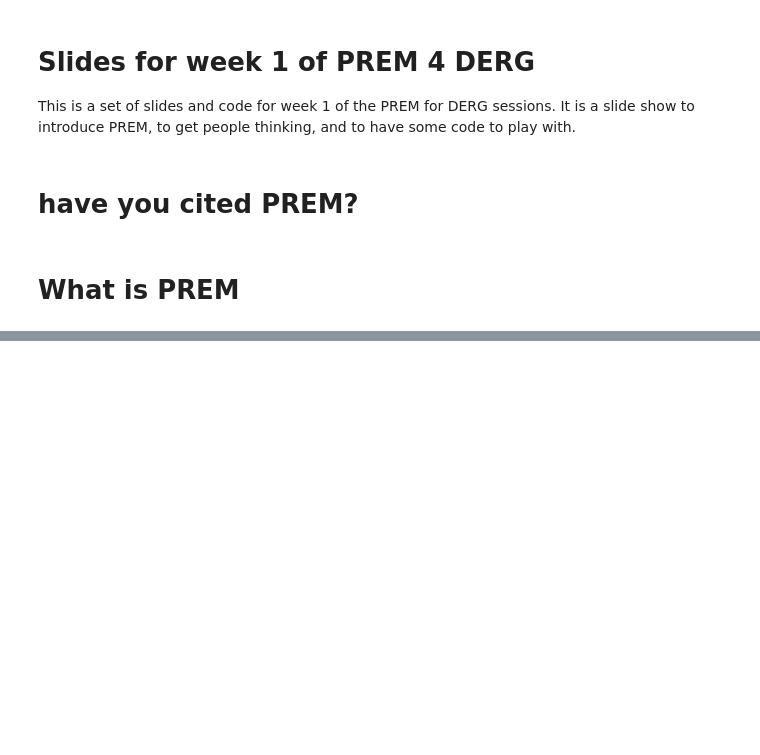
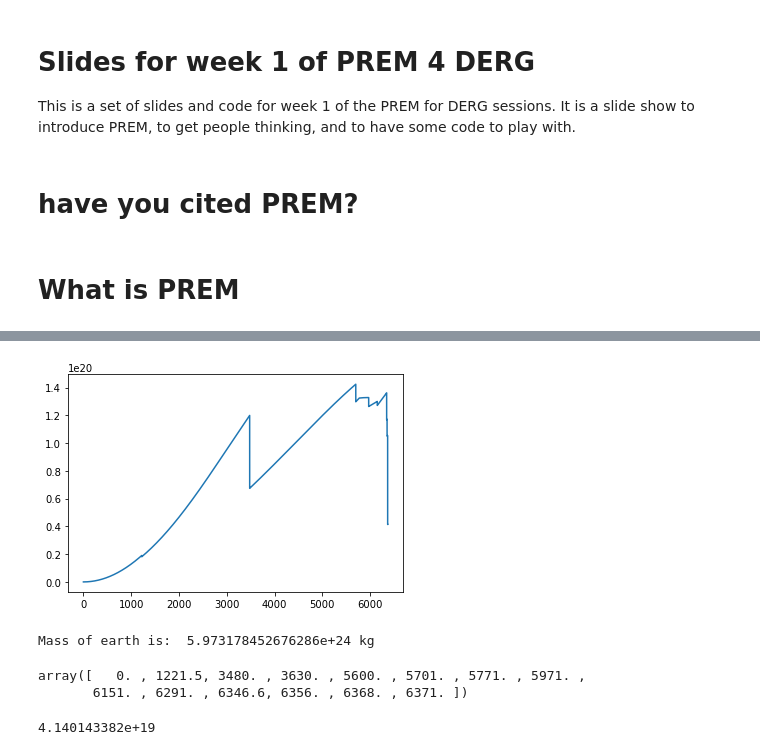
Before and after one commit to andreww/prem4derg, a Jupyter notebook: week_1_talk/week_1_slides.ipynb, the cells around one changed output, grey strips where cells are left out. Cells and saved outputs as stored; diff of their text form; code cells hidden in the pictures; blank space fills up the shorter version.

```diff
--- a/week_1_talk/week_1_slides.ipynb
+++ b/week_1_talk/week_1_slides.ipynb
@@ -210,17 +244,17 @@ plt.show()
 # %%
-r2_params = np.array([[0,  0.0000, 1],
-                      [0,  0.0000, 1],
-                      [0,  0.0000, 1],
-                      [0,  0.0000, 1],
-                      [0,  0.0000, 1],
-                      [0,  0.0000, 1],
-                      [0,  0.0000, 1],
-                      [0,  0.0000, 1],
-                      [0,  0.0000, 1],
-                      [0,  0.0000, 1],
-                      [0,  0.0000, 1],
-                      [0,  0.0000, 1],
-                      [0,  0.0000, 1]])
+r2_params = np.array([[0,  0.0000, 1000.0**3],
+                      [0,  0.0000, 1000.0**3],
+                      [0,  0.0000, 1000.0**3],
+                      [0,  0.0000, 1000.0**3],
+                      [0,  0.0000, 1000.0**3],
+                      [0,  0.0000, 1000.0**3],
+                      [0,  0.0000, 1000.0**3],
+                      [0,  0.0000, 1000.0**3],
+                      [0,  0.0000, 1000.0**3],
+                      [0,  0.0000, 1000.0**3],
+                      [0,  0.0000, 1000.0**3],
+                      [0,  0.0000, 1000.0**3],
+                      [0,  0.0000, 1000.0**3]])
 
 # All 14 discontiuities in PREM in km.
 r2_breakpoints = np.array([0.0, 1221.5, 3480.0, 3630.0, 5600.0, 5701.0, 5771.0,
@@ -230,7 +264,9 @@ mass_poly = prem.density_poly.mult(r2_poly)
 # %%
 fig, ax = plt.subplots()
 
-rs = np.arange(0, 1, 0.001)
+rs = np.arange(0, 6371, 0.5)
 ax.plot(rs, mass_poly(rs))
 
 plt.show()
+# %% [output]
+[figure, added]
@@ -238,0 +273,13 @@ mass_poly.integrate(0,1)*4*np.pi*6371*1000*1000*1000*1000
+# %%
+print("Mass of earth is: ", mass_poly.integrate(0.0,6371.0)*4.0*np.pi, "kg")
+# %% [output]
+Mass of earth is:  5.973178452676286e+24 kg
+# %%
+mass_poly.breakpoints
+# %% [output]
+array([   0. , 1221.5, 3480. , 3630. , 5600. , 5701. , 5771. , 5971. ,
+       6151. , 6291. , 6346.6, 6356. , 6368. , 6371. ])
+# %%
+mass_poly(6371.0)
+# %% [output]
+4.140143382e+19
```
Also changed, not shown: parts of 9 cells of this notebook.
